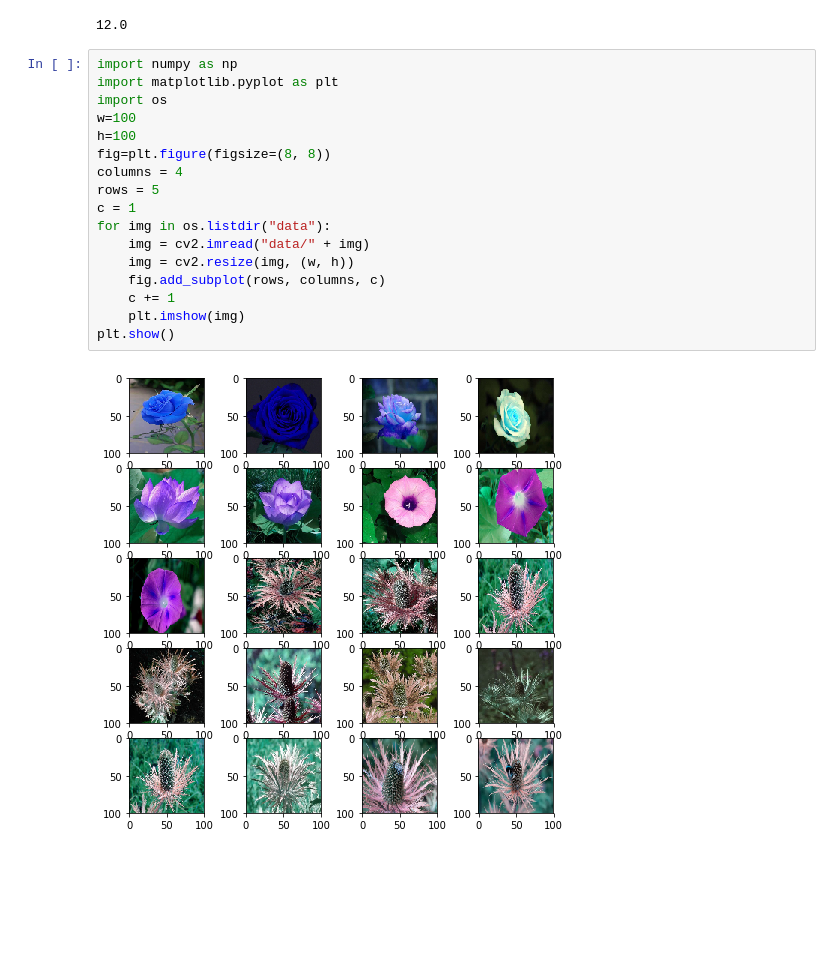
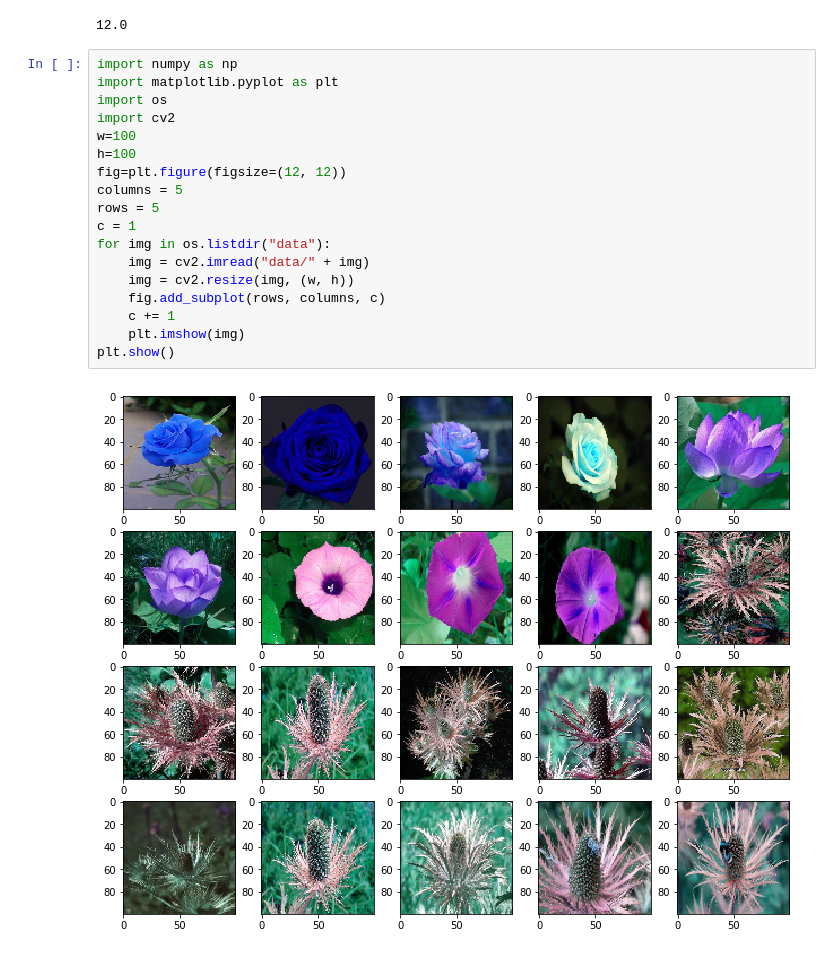
Before and after one commit to faizan170/python-course, a Jupyter notebook: day4/OpenCV.ipynb, the cells around one changed output. Drawn from its saved outputs; the diff is of its cells as text; blank space fills up the shorter version.

```diff
--- a/day4/OpenCV.ipynb
+++ b/day4/OpenCV.ipynb
@@ -92,19 +92,20 @@ cv2.destroyAllWindows()
 # %%
 import numpy as np
 import matplotlib.pyplot as plt
 import os
+import cv2
 w=100
 h=100
-fig=plt.figure(figsize=(8, 8))
-columns = 4
+fig=plt.figure(figsize=(12, 12))
+columns = 5
 rows = 5
 c = 1
 for img in os.listdir("data"):
     img = cv2.imread("data/" + img)
     img = cv2.resize(img, (w, h))
     fig.add_subplot(rows, columns, c)
     c += 1
     plt.imshow(img)
 plt.show()
 # %% [output]
-[figure, old version]
+[figure, new version]
```
Also changed, not shown: 2 other files.
